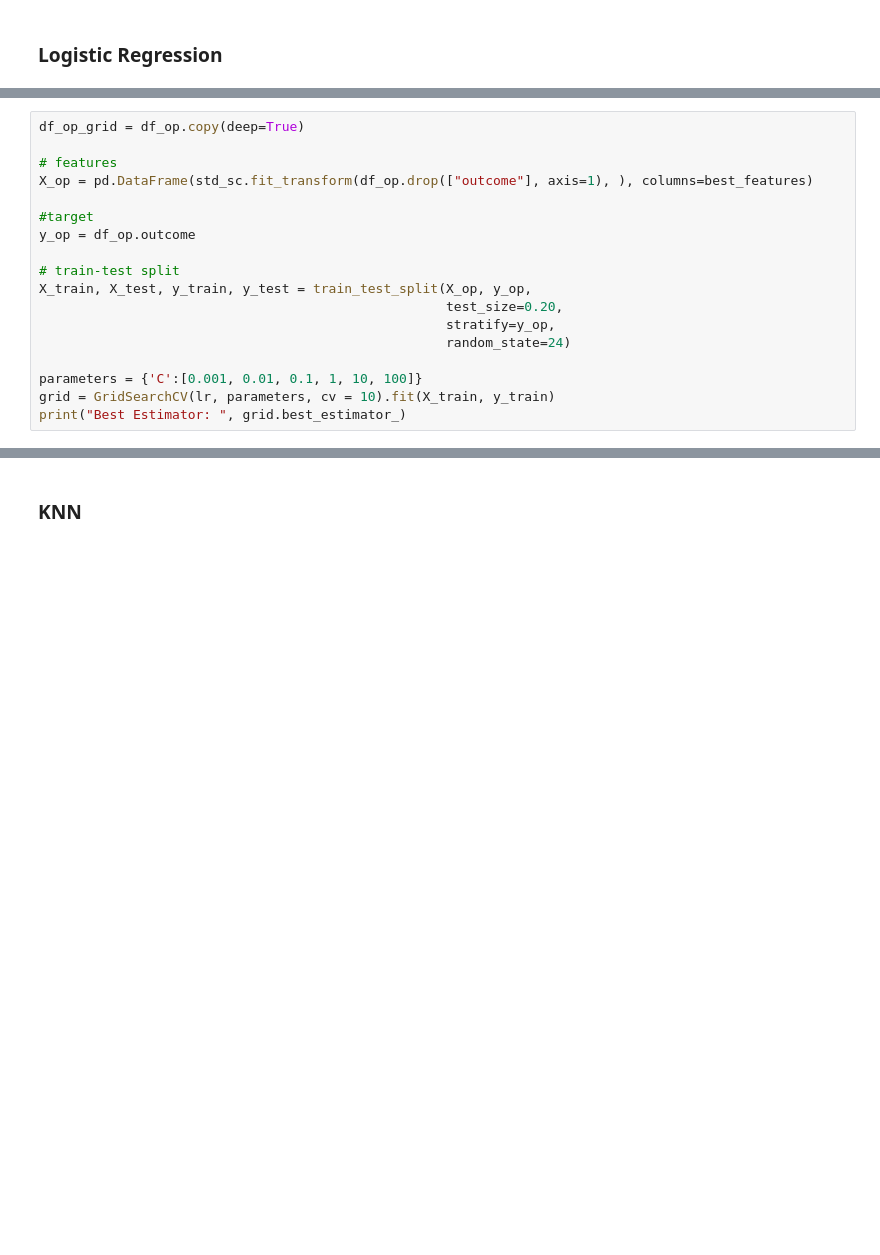
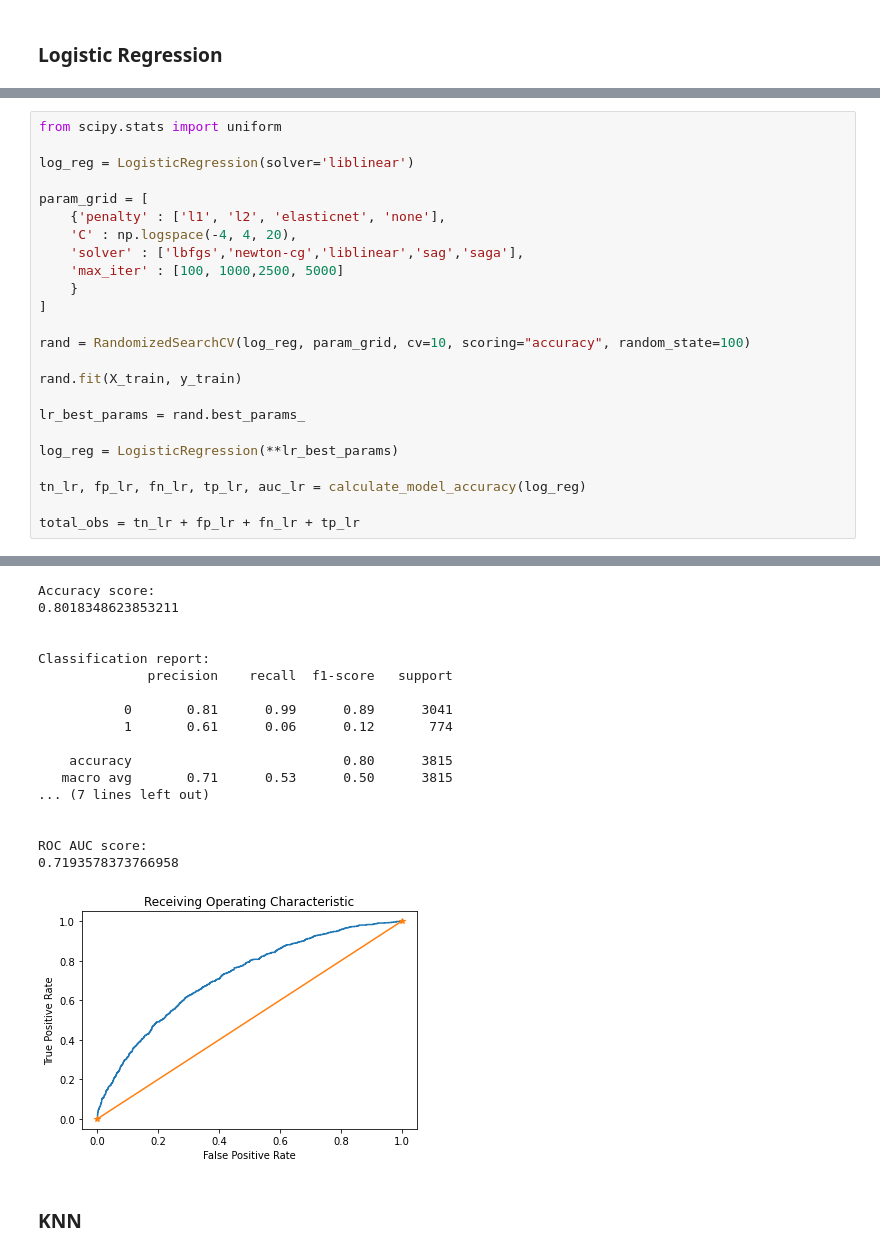
Before and after one commit to zdhxmo/Data-Science-Portfolio, a Jupyter notebook: Predicting Loan Defaults/loan_defaults_prediction.ipynb, the cells around one changed output, grey strips where cells are left out. Saved outputs shown, nothing was run; the diff lists cells and outputs as text; blank space fills up the shorter version.

```diff
--- a/Predicting Loan Defaults/loan_defaults_prediction.ipynb
+++ b/Predicting Loan Defaults/loan_defaults_prediction.ipynb
@@ -567,18 +565,0 @@ lr = LogisticRegression()
-# %%
-df_op_grid = df_op.copy(deep=True)
-
-# features
-X_op = pd.DataFrame(std_sc.fit_transform(df_op.drop(["outcome"], axis=1), ), columns=best_features)
-
-#target
-y_op = df_op.outcome
-
-# train-test split
-X_train, X_test, y_train, y_test = train_test_split(X_op, y_op,
-                                                    test_size=0.20,
-                                                    stratify=y_op,
-                                                    random_state=24)
-
-parameters = {'C':[0.001, 0.01, 0.1, 1, 10, 100]}
-grid = GridSearchCV(lr, parameters, cv = 10).fit(X_train, y_train)
-print("Best Estimator: ", grid.best_estimator_)
@@ -610,0 +566,25 @@ ROC AUC score:
+# %%
+from scipy.stats import uniform
+
+log_reg = LogisticRegression(solver='liblinear')
+
+param_grid = [
+    {'penalty' : ['l1', 'l2', 'elasticnet', 'none'],
+    'C' : np.logspace(-4, 4, 20),
+    'solver' : ['lbfgs','newton-cg','liblinear','sag','saga'],
+    'max_iter' : [100, 1000,2500, 5000]
+    }
+]
+
+rand = RandomizedSearchCV(log_reg, param_grid, cv=10, scoring="accuracy", random_state=100)
+
+rand.fit(X_train, y_train)
+
+lr_best_params = rand.best_params_
+
+log_reg = LogisticRegression(**lr_best_params)
+
+tn_lr, fp_lr, fn_lr, tp_lr, auc_lr = calculate_model_accuracy(log_reg)
+
+total_obs = tn_lr + fp_lr + fn_lr + tp_lr
+# %% [output]
@@ -611,2 +608,20 @@ ROC AUC score:
+Accuracy score:
+0.8018348623853211
+
+
+Classification report:
+              precision    recall  f1-score   support
+
+           0       0.81      0.99      0.89      3041
+           1       0.61      0.06      0.12       774
+
+    accuracy                           0.80      3815
+   macro avg       0.71      0.53      0.50      3815
+... (7 lines left out)
+
+
+ROC AUC score:
+0.7193578373766958
+[figure, added]
 # %% [markdown]
 ### KNN
```
Also changed, not shown: parts of 16 cells of this notebook, 2 other files.
